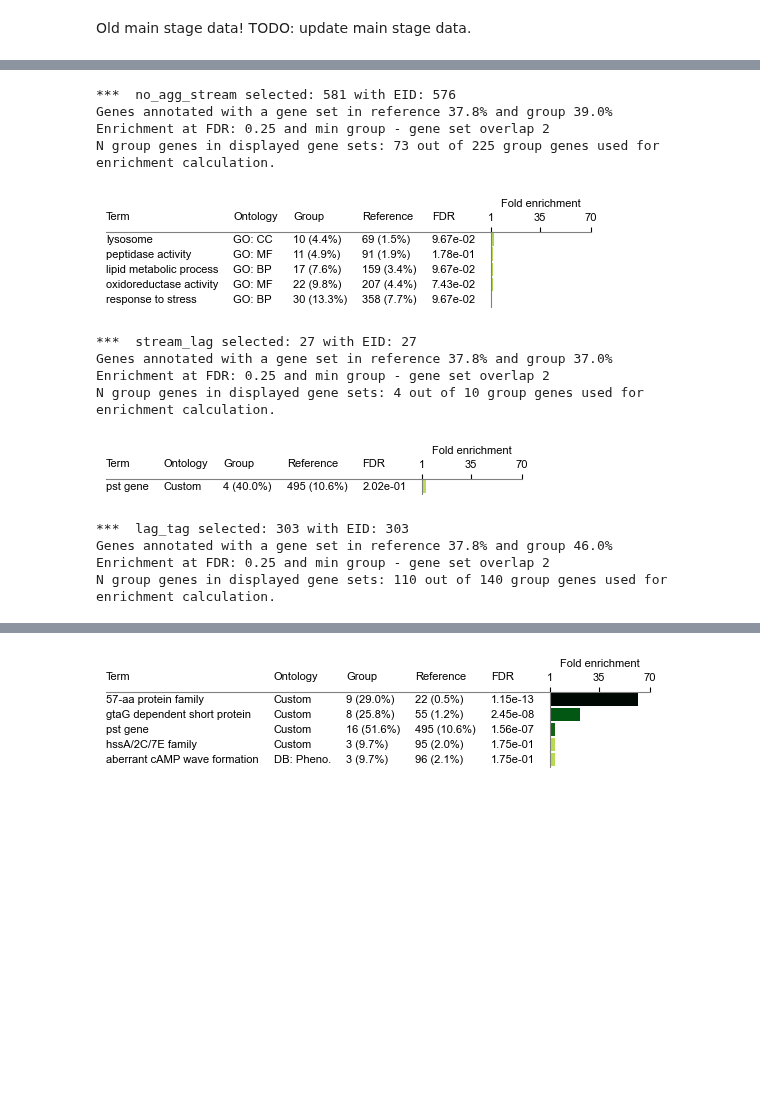
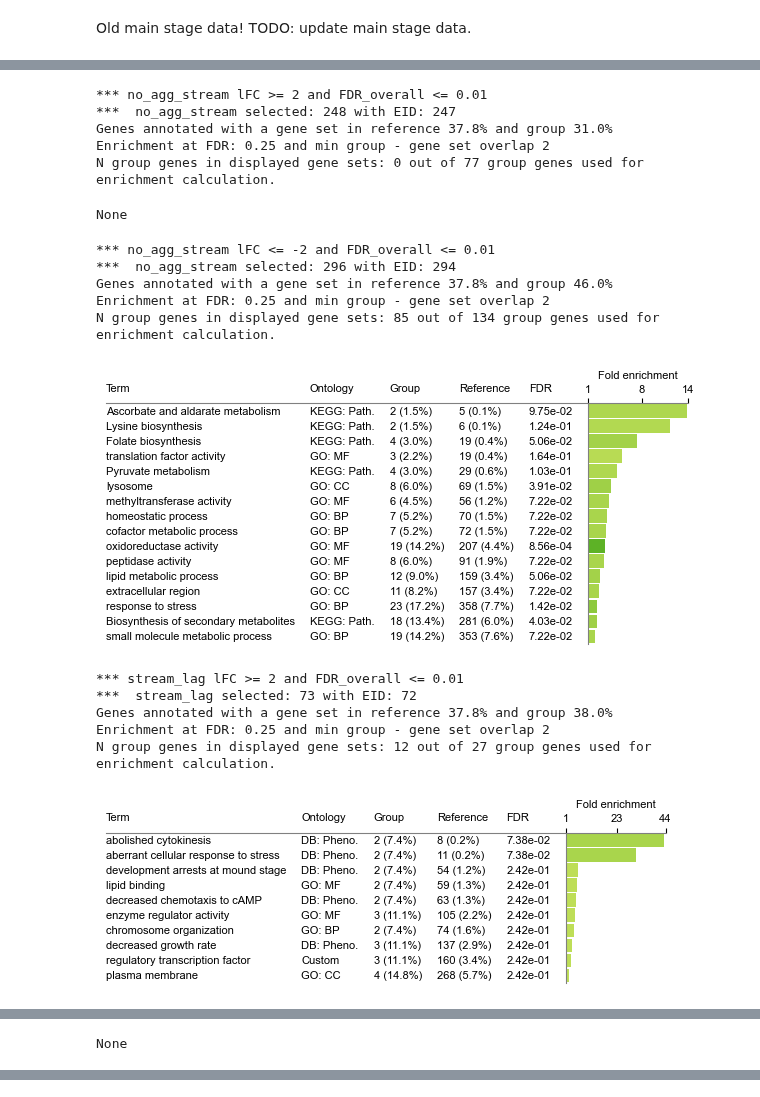
Before and after one commit to biolab/baylor-dicty, a Jupyter notebook: stages_DE/milestones_neighbours_enrichment.ipynb, the cells around one changed output, grey strips where cells are left out. Saved outputs shown, nothing was run; the diff lists cells and outputs as text; code cells hidden in the pictures; blank space fills up the shorter version.

Commit message:
Milestones neigbbours enrichment retain only selected method and split by up/down
Signed-off-by: Hrovatin <karin.hrovatin@gmail.com>

```diff
--- a/stages_DE/milestones_neighbours_enrichment.ipynb
+++ b/stages_DE/milestones_neighbours_enrichment.ipynb
@@ -75,7 +76,7 @@ MAX_N_SIGNIFICANT_DE=2
 #Enrichment
 PADJ=0.25
 MIN_OVERLAP=2
-MAX_FE_BAR=70
+MAX_FE_BAR=None
 MIN_FDR_BAR=10**(-10)
 LFDR_BASE_BAR=10
 # Any colour map from https://matplotlib.org/tutorials/colors/colormaps.html
@@ -90,16 +91,17 @@ display(fig)
 [figure]
 # %%
 # Load data
-data_deseq=pd.read_table(pathDeseq+'WT/combined.tsv',index_col=0)
-data_impulse=pd.read_table(pathImpulse+'DEacrossStages_summary_mainstage_WT_0.001.tsv',index_col=0)
-data=pd.concat([data_deseq,data_impulse],sort=True,axis=1)
+#data_deseq=pd.read_table(pathDeseq+'WT/combined.tsv',index_col=0)
+#data_impulse=pd.read_table(pathImpulse+'DEacrossStages_summary_mainstage_WT_0.001.tsv',index_col=0)
+#data=pd.concat([data_deseq,data_impulse],sort=True,axis=1)
 
 data_deseq_AX4=pd.read_table(pathDeseq+'AX4/combined.tsv',index_col=0)
 data_impulse_AX4=pd.read_table(pathImpulse+'DEacrossStages_summary_mainstage_AX4_0.001.tsv',index_col=0)
 data_AX4=pd.concat([data_deseq_AX4,data_impulse_AX4],sort=True,axis=1)
 # %%
 #Extracts comparisons form DESeq2 results. Assumes that the same are present in Impulse
-COMPARISONS=[comparison.replace('_FDR_overall','') for comparison in data.columns[data.columns.str.contains('_FDR_overall')]]
+COMPARISONS=[comparison.replace('_FDR_overall','') for comparison in data_AX4.columns[
+    data_AX4.columns.str.contains('_FDR_overall')]]
 # %%
 #Count N significant comparisons
 for gene in data.index:
@@ -182,36 +150,45 @@ Old main stage data! TODO: update main stage data.
 # %%
 %matplotlib agg
 figs=[]
 for comparison in COMPARISONS:
-    query_names=list(data.query('abs(' + comparison + '_log2FoldChange) >= ' + str(MIN_ABS_LFC_DE) +
-                      ' & ' + comparison + '_FDR_overall <=' + str(MAX_FDR_DE) +
-                      '& ' + comparison + ' == 1').index)
-
-    enriched=enr.group_diff_enrichment(query_names=query_names,
-                                       group=comparison,
-                                       name_eid=NAME_EID,all_gene_names_eid=ALL_GENE_NAMES_EID,
-                                       gene_sets_ontology=GENE_SETS_ONTOLOGY,
-                                       use_annotated_genes=True,
-                                       min_overlap=MIN_OVERLAP,padj=PADJ,
-                                       make_enrichment_bar=True,
-                                       max_FE_bar=MAX_FE_BAR, min_FDR_bar=MIN_FDR_BAR,cmap_FDR_bar=CMAP_FDR_BAR,
-                                       lFDR_base_bar=LFDR_BASE_BAR
-                                      )
-    figs.append(enriched[1])
-    display(enriched[1][0])
+    for lFC_filter in ['>= ','<= -']:
+        print('*** '+comparison+' lFC '+lFC_filter+ str(MIN_ABS_LFC_DE)+
+              ' and FDR_overall <= ' + str(MAX_FDR_DE))
+        query_names=list(data_AX4.query( comparison + '_log2FoldChange ' +lFC_filter+ str(MIN_ABS_LFC_DE) +
+                          ' & ' + comparison + '_FDR_overall <= ' + str(MAX_FDR_DE) +
+                          ' & ' + comparison + ' == 1').index)
+        if(len(query_names)>0):
+            enriched=enr.group_diff_enrichment(query_names=query_names,
+                                               group=comparison,
+                                               name_eid=NAME_EID,all_gene_names_eid=ALL_GENE_NAMES_EID,
+                                               gene_sets_ontology=GENE_SETS_ONTOLOGY,
+                                               use_annotated_genes=True,
+                                               min_overlap=MIN_OVERLAP,padj=PADJ,
+                                               make_enrichment_bar=True,
+                                               max_FE_bar=MAX_FE_BAR, min_FDR_bar=MIN_FDR_BAR,cmap_FDR_bar=CMAP_FDR_BAR,
+                                               lFDR_base_bar=LFDR_BASE_BAR
+                                              )
+            figs.append(enriched[1])
+            display(enriched[1][0])
+        else:
+            print('No selected genes.\n')
 plt.close('all')
 # %% [output]
-***  no_agg_stream selected: 581 with EID: 576
-Genes annotated with a gene set in reference 37.8% and group 39.0%
+*** no_agg_stream lFC >= 2 and FDR_overall <= 0.01
+***  no_agg_stream selected: 248 with EID: 247
+Genes annotated with a gene set in reference 37.8% and group 31.0%
 Enrichment at FDR: 0.25 and min group - gene set overlap 2
-N group genes in displayed gene sets: 73 out of 225 group genes used for enrichment calculation.
+N group genes in displayed gene sets: 0 out of 77 group genes used for enrichment calculation.
+None
+*** no_agg_stream lFC <= -2 and FDR_overall <= 0.01
+***  no_agg_stream selected: 296 with EID: 294
+Genes annotated with a gene set in reference 37.8% and group 46.0%
+Enrichment at FDR: 0.25 and min group - gene set overlap 2
+N group genes in displayed gene sets: 85 out of 134 group genes used for enrichment calculation.
-[figure, old version]
+[figure, new version]
-***  stream_lag selected: 27 with EID: 27
-Genes annotated with a gene set in reference 37.8% and group 37.0%
-Enrichment at FDR: 0.25 and min group - gene set overlap 2
-N group genes in displayed gene sets: 4 out of 10 group genes used for enrichment calculation.
+*** stream_lag lFC >= 2 and FDR_overall <= 0.01
+***  stream_lag selected: 73 with EID: 72
+Genes annotated with a gene set in reference 37.8% and group 38.0%
+Enrichment at FDR: 0.25 and min group - gene set overlap 2
+N group genes in displayed gene sets: 12 out of 27 group genes used for enrichment calculation.
-[figure, old version]
+[figure, new version]
-***  lag_tag selected: 303 with EID: 303
-Genes annotated with a gene set in reference 37.8% and group 46.0%
-Enrichment at FDR: 0.25 and min group - gene set overlap 2
-N group genes in displayed gene sets: 110 out of 140 group genes used for enrichment calculation.
@@ -217,0 +200 @@ N group genes in displayed gene sets: 110 out of 140 group genes used for enrich
+None
@@ -223 +206,0 @@ N group genes in displayed gene sets: 22 out of 31 group genes used for enrichme
-[figure, removed]
```
Also changed, not shown: parts of 14 cells of this notebook.
